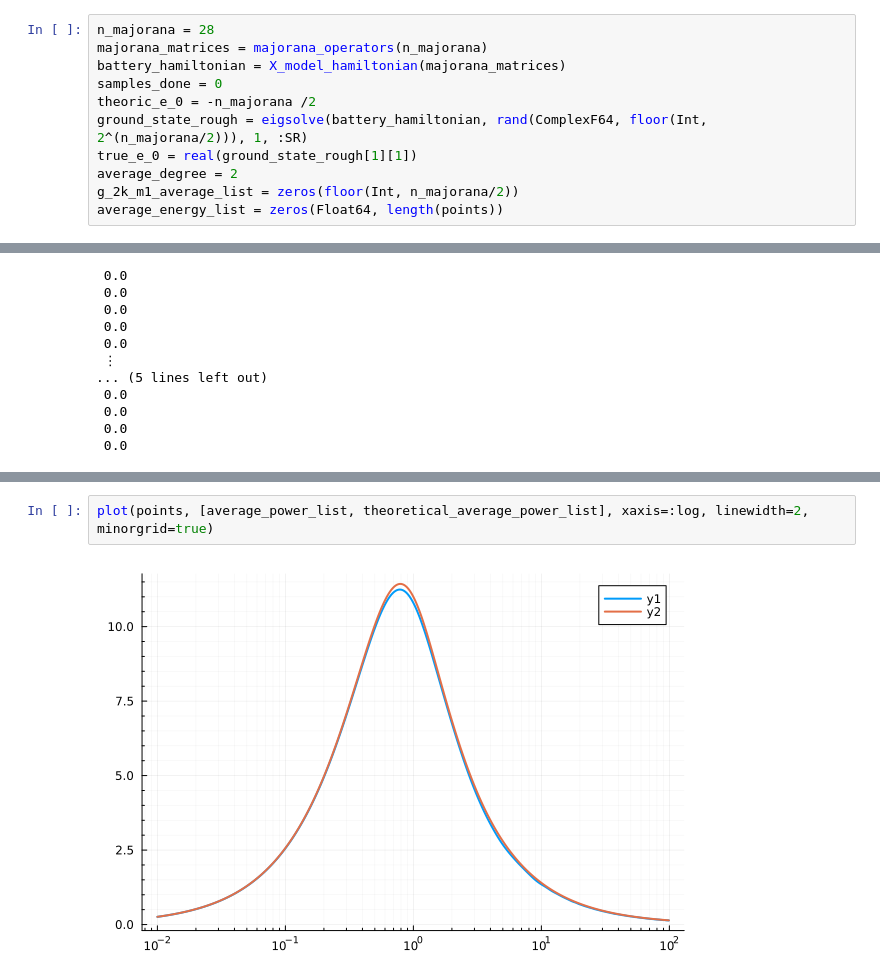
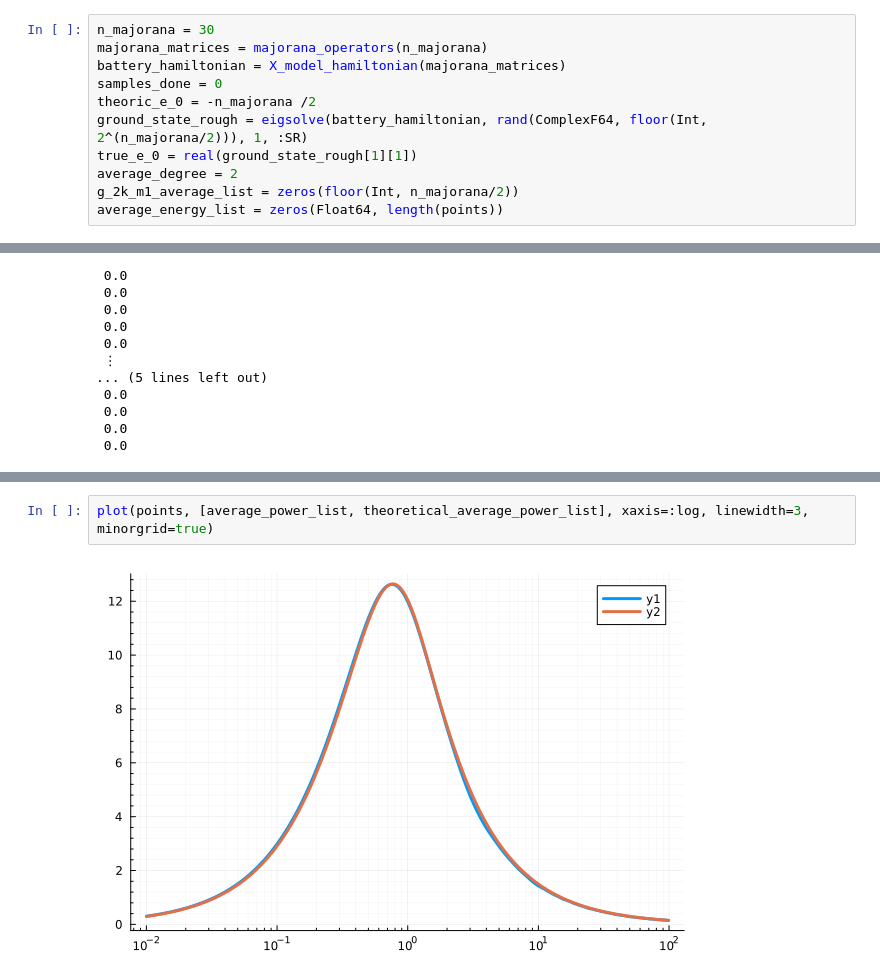
Before and after one commit to Dario-Rosa85/ChargingPower, a Jupyter notebook: notebook/charging_power.ipynb, the cells around one changed output, grey strips where cells are left out. Cells and saved outputs as stored; diff of their text form.

```diff
--- a/notebook/charging_power.ipynb
+++ b/notebook/charging_power.ipynb
@@ -426,7 +426,7 @@ theoretical_time_list = Float64[]
 # %% [output]
 Float64[]
 # %%
-n_majorana = 28
+n_majorana = 30
 majorana_matrices = majorana_operators(n_majorana)
 battery_hamiltonian = X_model_hamiltonian(majorana_matrices)
 samples_done = 0
@@ -522,5 +524,5 @@ g_2k_m1_average_list
 # %%
-plot(points, [average_power_list, theoretical_average_power_list], xaxis=:log, linewidth=2, minorgrid=true)
+plot(points, [average_power_list, theoretical_average_power_list], xaxis=:log, linewidth=3, minorgrid=true)
 # %% [output]
-[figure, old version]
+[figure, new version]
 # %%
```
Also changed, not shown: parts of 7 cells of this notebook.
